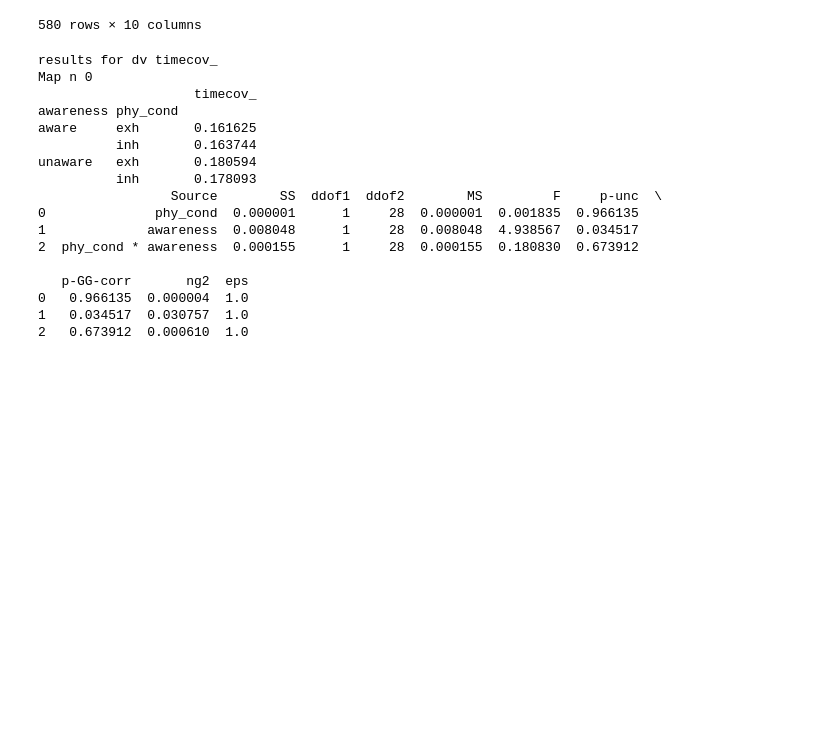
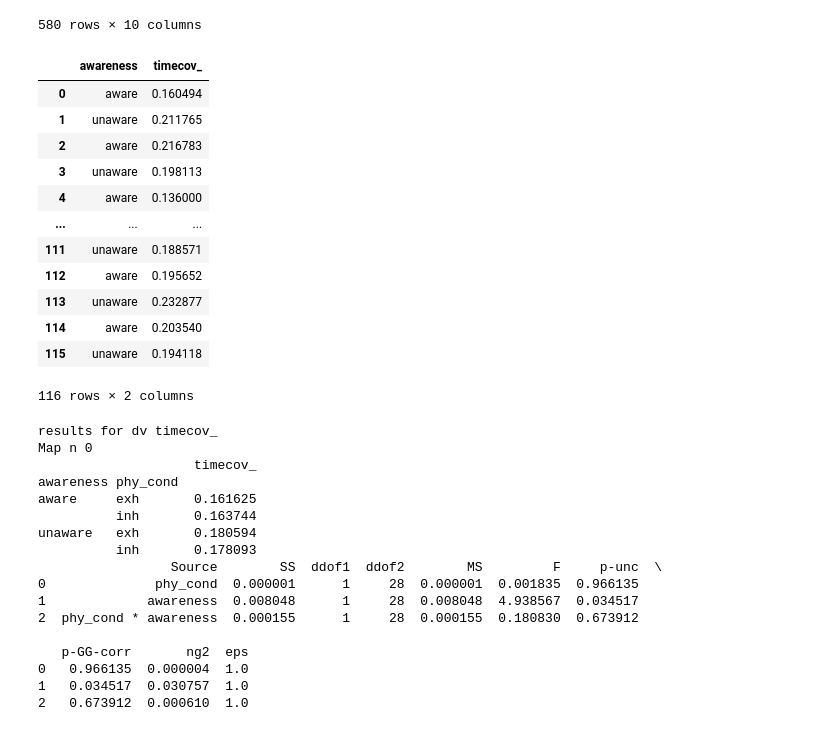
Before and after one commit to vivile42/Leupin_Britz_micro, a Jupyter notebook: microstates/micro_statistics.ipynb, the cells around one changed output. Drawn from its saved outputs; the diff is of its cells as text; code cells hidden in the pictures; blank space fills up the shorter version.

```diff
--- a/microstates/micro_statistics.ipynb
+++ b/microstates/micro_statistics.ipynb
@@ -134,15 +74,10 @@ plt.style.available
 # %%
 n_clus=5
-cond='rsp_phase'
+phy_phase='rsp_phase'
 micro_type='wholegfp'
 param_path='ana/prestate/param df/'
-param_fn=f'{micro_type}/{cond}_{n_clus}_clusters_tsk_n_prestate_{micro_type}.feather'
+param_fn=f'{micro_type}/{phy_phase}_{n_clus}_clusters_tsk_n_prestate_{micro_type}.feather'
 param_fp=param_path+param_fn
-# %%
-if cond=='cardiac_phase':
-    palette=None
-else:
-    palette=['tab:pink','g']
 # %%
 param_fn
 # %% [output]
@@ -175,3 +110,10 @@ df
 dv_columns=['timecov_','gev_']
 # %%
 figpath='ana/results_report/images/prestate/'
+# %%
+if phy_phase=='cardiac_phase':
+    palette=dict(sys='tab:orange',dia='b')
+else:
+    palette=dict(inh='g',exh='tab:pink')
+
+fill_styles=dict(aware='filled',unaware='empty')
@@ -177,0 +236,23 @@ figpath='ana/results_report/images/prestate/'
+# %%
+
+# Main loop to generate plots for maps and dv_columns
+for maps in df['map'].unique()[:1]:
+    # Select map to loop into
+    df_map = df[df['map'] == maps]
+
+    for dv_col in dv_columns[:1]:
+        # Define df with awa and phy cond as columns
+        df_awa = df_map.pivot_table(index=['g_num'], values=[dv_col], columns=['awareness', 'phy_cond'])[dv_col]
+        df_phy_cond = df_map.pivot_table(index=['g_num'], values=[dv_col], columns=['phy_cond', 'awareness'])[dv_col]
+
+        # Create the figure and axes
+        fig, [ax1, ax2] = plt.subplots(1, 2)
+
+        # Set positions for the boxplots
+        positions = [1, 2, 4, 5]
+
+        # Plot first boxplot for awareness
+        plot_boxplot(ax1, df_awa, positions, palette, fill_styles, box_width=0.8,  linewidth=2)
+
+        # Plot second boxplot for phy_cond
+        plot_boxplot(ax2, df_phy_cond, positions, palette, fill_styles, box_width=0.8, linewidth=2)
@@ -178,3 +269,19 @@ figpath='ana/results_report/images/prestate/'
+# %%
+df_map
+# %% [output]
+|  | awareness | timecov_ |
+| 0 | aware | 0.160494 |
+| 1 | unaware | 0.211765 |
+| 2 | aware | 0.216783 |
+| 3 | unaware | 0.198113 |
+| 4 | aware | 0.136000 |
+| ... | ... | ... |
+| 111 | unaware | 0.188571 |
+| 112 | aware | 0.195652 |
+| 113 | unaware | 0.232877 |
+| 114 | aware | 0.203540 |
+| 115 | unaware | 0.194118 |
+116 rows × 2 columns
 # %%
 %matplotlib qt
 for dvs in dv_columns:
```
Also changed, not shown: parts of 46 cells of this notebook, 2 other files.
